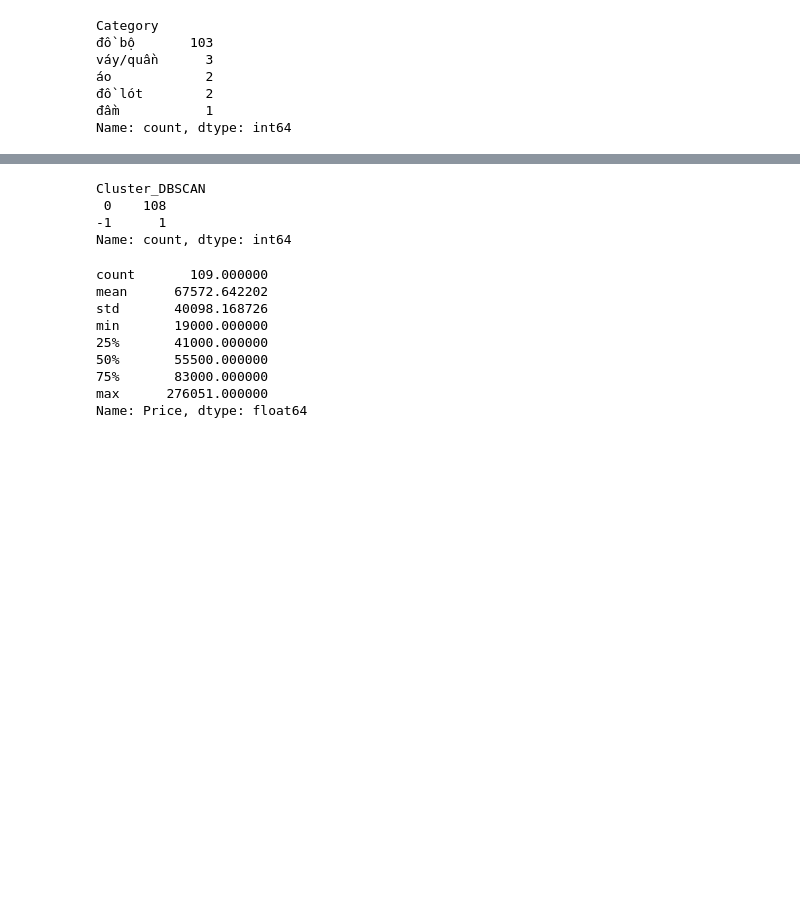
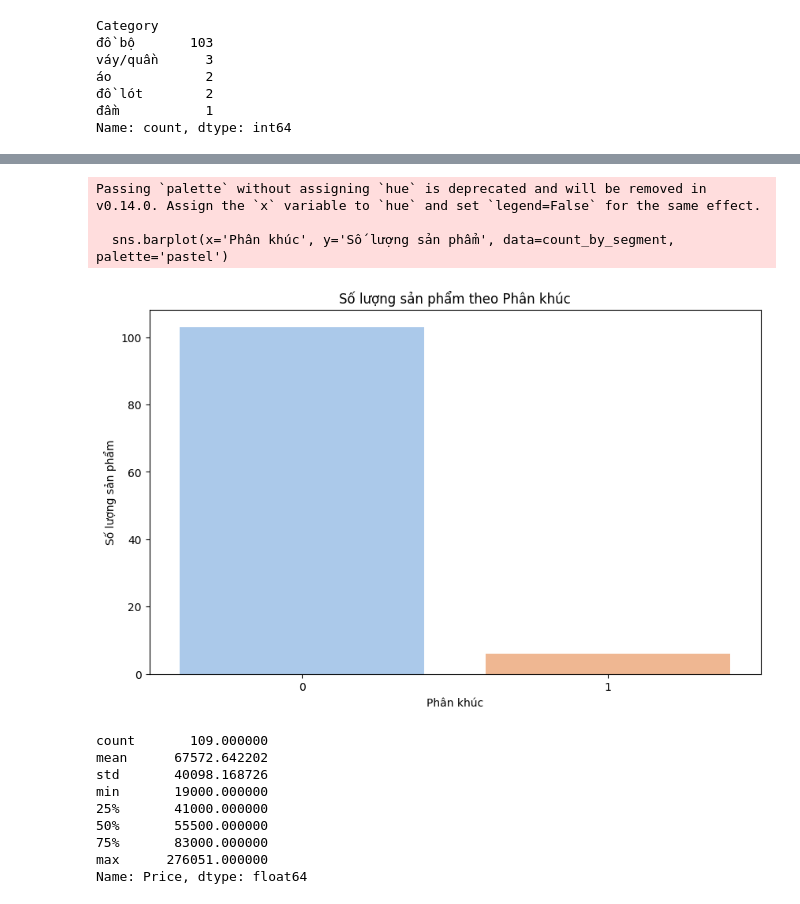
Before and after one commit to tathithienthanh/WomenFashionProductRecommendationSystem, a Jupyter notebook: Untitled.ipynb, the cells around one changed output, grey strips where cells are left out. Cells and saved outputs as stored; diff of their text form; code cells hidden in the pictures; blank space fills up the shorter version.

Commit message:
Almost done the Lazada product analysis

```diff
--- a/Untitled.ipynb
+++ b/Untitled.ipynb
@@ -1001,3 +1019,6 @@ váy/quần      3
 đồ lót        2
 đầm           1
 Name: count, dtype: int64
+# %%
+df_Laz_product_dobo = df_Laz_product[df_Laz_product['Category'] == 'đồ bộ'].copy(deep = True)
+df_Laz_product_dobo['Phân khúc'] = df_Laz_product_dobo['Price'].apply(lambda x: 1 if x > 150000 else 0)
@@ -1004,10 +1041,18 @@ Name: count, dtype: int64
 # %%
-cluster_price[cluster_price['Category'] == 'đồ bộ']['Cluster_DBSCAN'].value_counts()
+count_by_segment = df_Laz_product_dobo['Phân khúc'].value_counts().reset_index()
+count_by_segment.columns = ['Phân khúc', 'Số lượng sản phẩm']
+
+plt.figure(figsize=(10, 6))
+sns.barplot(x='Phân khúc', y='Số lượng sản phẩm', data=count_by_segment, palette='pastel')
+plt.title('Số lượng sản phẩm theo Phân khúc')
+plt.xlabel('Phân khúc')
+plt.ylabel('Số lượng sản phẩm')
+plt.show()
 # %% [output]
-Cluster_DBSCAN
- 0    108
--1      1
-Name: count, dtype: int64
+Passing `palette` without assigning `hue` is deprecated and will be removed in v0.14.0. Assign the `x` variable to `hue` and set `legend=False` for the same effect.
+
+  sns.barplot(x='Phân khúc', y='Số lượng sản phẩm', data=count_by_segment, palette='pastel')
+[figure, added]
 # %%
 df_Laz_product[df_Laz_product['Category'] == 'đồ bộ']['Price'].describe()
 # %% [output]
```
Also changed, not shown: parts of 16 cells of this notebook, 1 other file.
